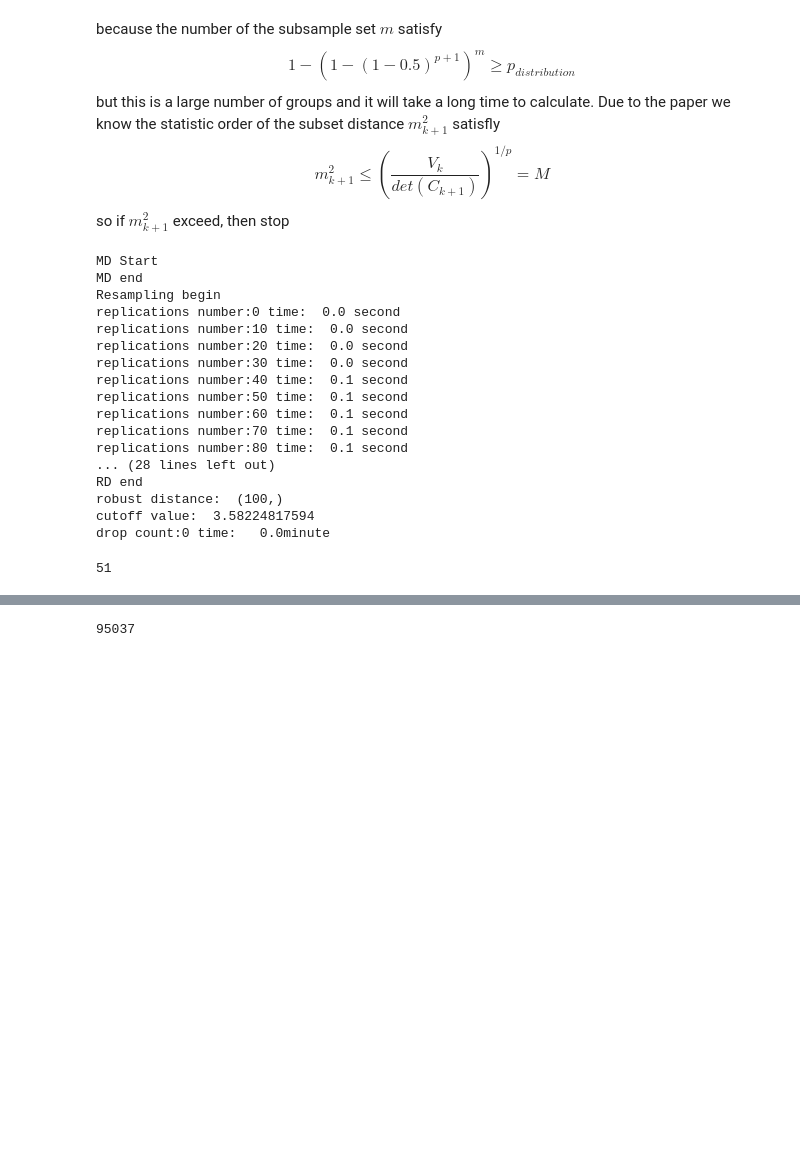
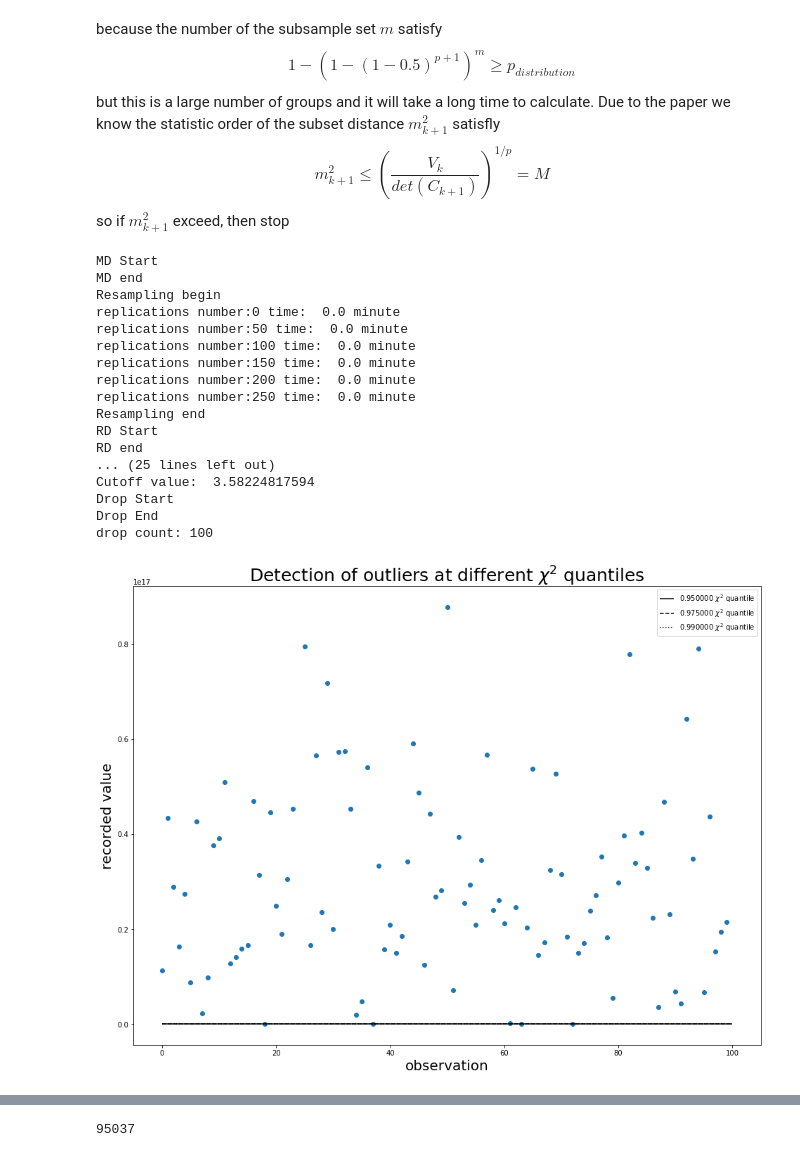
Before and after one commit to yushinliu/kaggle_competition-other_projects, a Jupyter notebook: lab/patRecDat/forStudents/Task1.ipynb, the cells around one changed output, grey strips where cells are left out. Drawn from its saved outputs; the diff is of its cells as text; code cells hidden in the pictures; blank space fills up the shorter version.

```diff
--- a/lab/patRecDat/forStudents/Task1.ipynb
+++ b/lab/patRecDat/forStudents/Task1.ipynb
@@ -511,26 +563,26 @@ class outliers_clean_resampling(BaseEstimator,TransformerMixin):
 # %%
 #use test temp set for testing
-sample,labelset,count=outliers_clean_resampling(p_free=5,labels=temp2).fit_transform(temp1)
+sample,labelset,robust_dis=outliers_clean_resampling(p_free=5,labels=temp2).fit_transform(temp1)
 # %% [output]
 MD Start
 MD end
 Resampling begin
-replications number:0 time:  0.0 second
-replications number:10 time:  0.0 second
-replications number:20 time:  0.0 second
-replications number:30 time:  0.0 second
-replications number:40 time:  0.1 second
-replications number:50 time:  0.1 second
-replications number:60 time:  0.1 second
-replications number:70 time:  0.1 second
-replications number:80 time:  0.1 second
-... (28 lines left out)
+replications number:0 time:  0.0 minute
+replications number:50 time:  0.0 minute
+replications number:100 time:  0.0 minute
+replications number:150 time:  0.0 minute
+replications number:200 time:  0.0 minute
+replications number:250 time:  0.0 minute
+Resampling end
+RD Start
 RD end
-robust distance:  (100,)
-cutoff value:  3.58224817594
-drop count:0 time:   0.0minute
+... (25 lines left out)
+Cutoff value:  3.58224817594
+Drop Start
+Drop End
+drop count: 100
-# %%
-count
-# %% [output]
-51
+# %%
+plot_outliers(robust_dis,0.95,0.975,0.99)
+# %% [output]
+[figure, added]
 # %%
```
Also changed, not shown: parts of 18 cells of this notebook, 1 other file.
